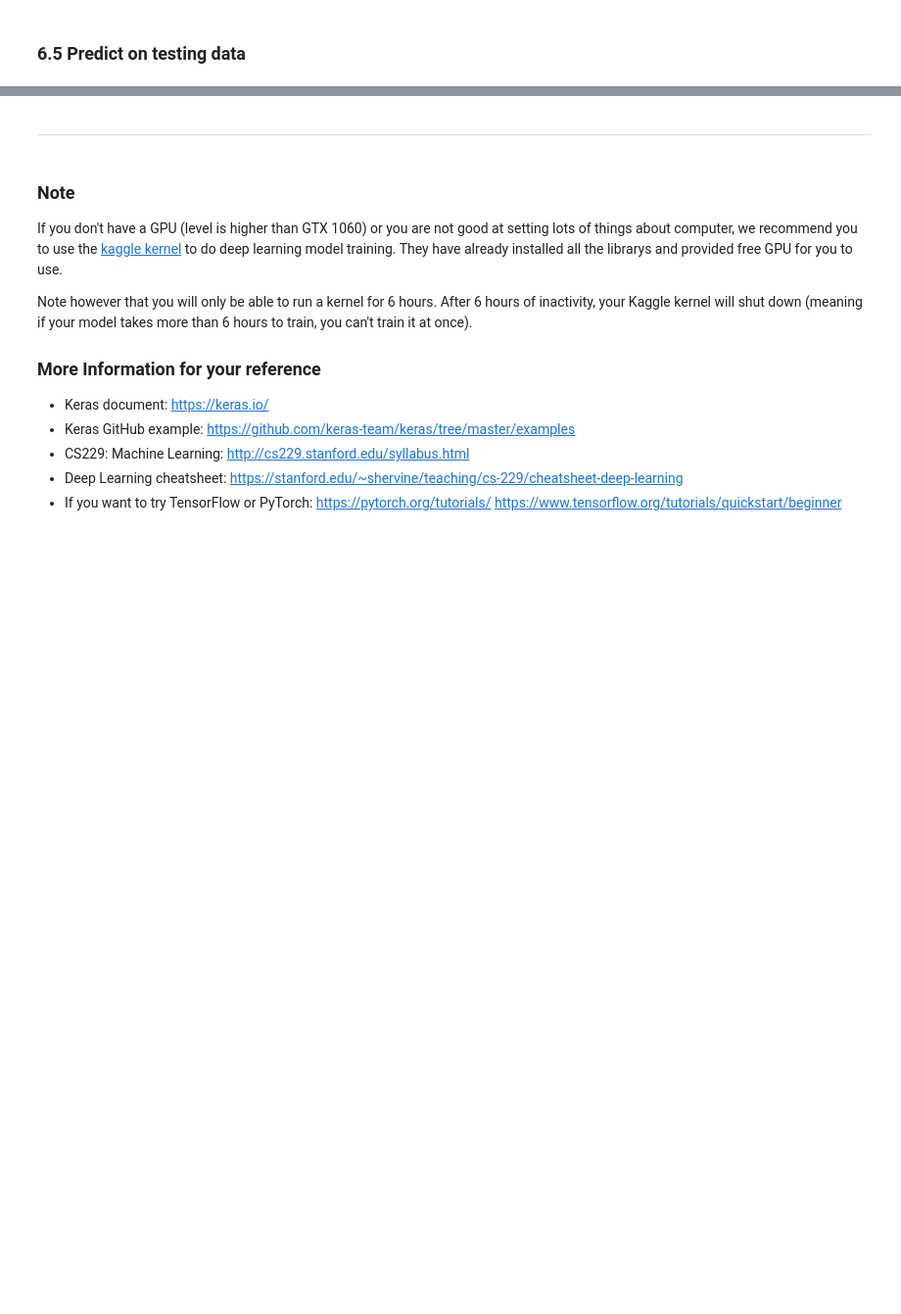
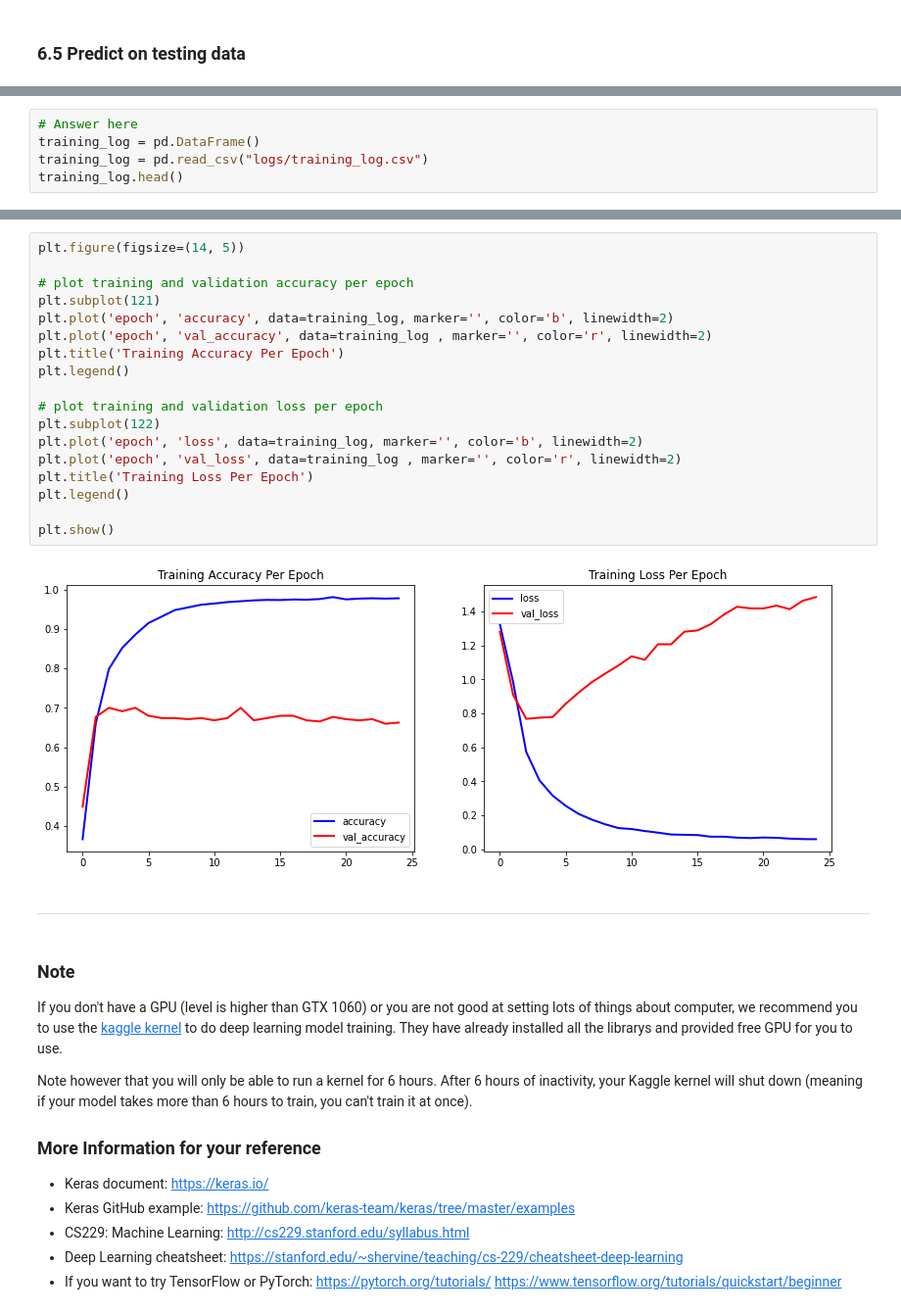
Before and after one commit to wuling31715/2020-NTHU-Data-Mining, a Jupyter notebook: lab2/DM2020-Lab2-Homework2.ipynb, the cells around one changed output, grey strips where cells are left out. Shown at 98% size. Saved outputs shown, nothing was run; the diff lists cells and outputs as text; blank space fills up the shorter version.

```diff
--- a/lab2/DM2020-Lab2-Homework2.ipynb
+++ b/lab2/DM2020-Lab2-Homework2.ipynb
@@ -728,0 +862,5 @@ Plot the Training and Validation Accuracy and Loss (different plots), just like
+# %%
+# Answer here
+training_log = pd.DataFrame()
+training_log = pd.read_csv("logs/training_log.csv")
+training_log.head()
@@ -729,3 +874,23 @@ Plot the Training and Validation Accuracy and Loss (different plots), just like
+# %%
+plt.figure(figsize=(14, 5))
+
+# plot training and validation accuracy per epoch
+plt.subplot(121)
+plt.plot('epoch', 'accuracy', data=training_log, marker='', color='b', linewidth=2)
+plt.plot('epoch', 'val_accuracy', data=training_log , marker='', color='r', linewidth=2)
+plt.title('Training Accuracy Per Epoch')
+plt.legend()
+
+# plot training and validation loss per epoch
+plt.subplot(122)
+plt.plot('epoch', 'loss', data=training_log, marker='', color='b', linewidth=2)
+plt.plot('epoch', 'val_loss', data=training_log , marker='', color='r', linewidth=2)
+plt.title('Training Loss Per Epoch')
+plt.legend()
+
+plt.show()
+# %% [output]
+[figure, added]
 # %% [markdown]
 ---
 # %% [markdown]
```
Also changed, not shown: parts of 47 cells of this notebook, 3 other files.
